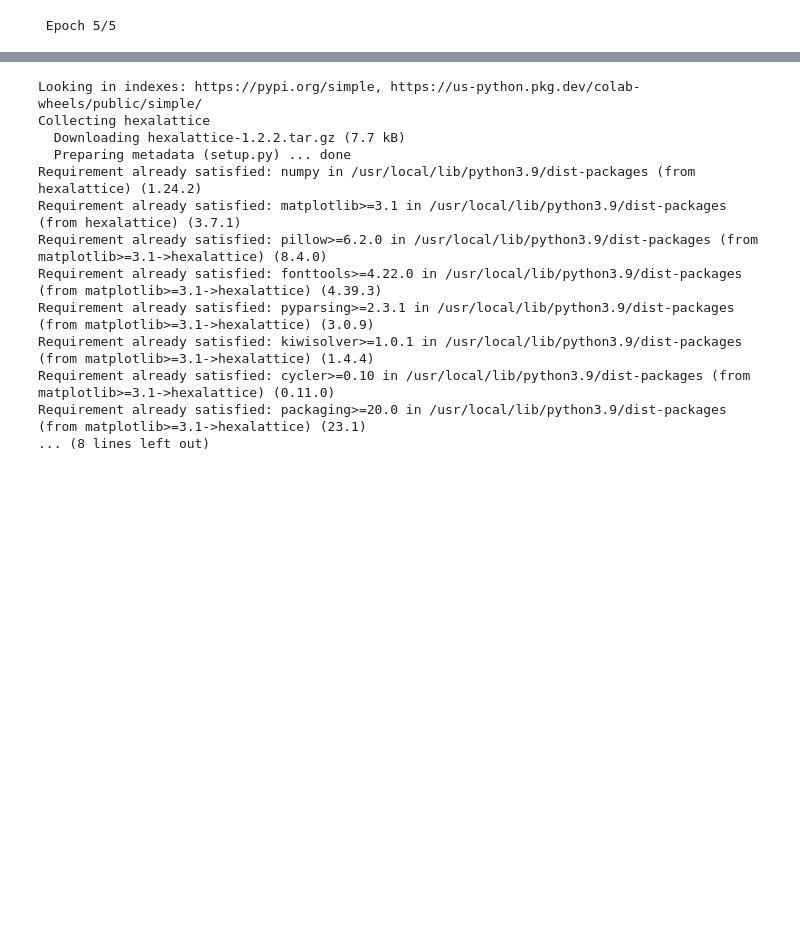
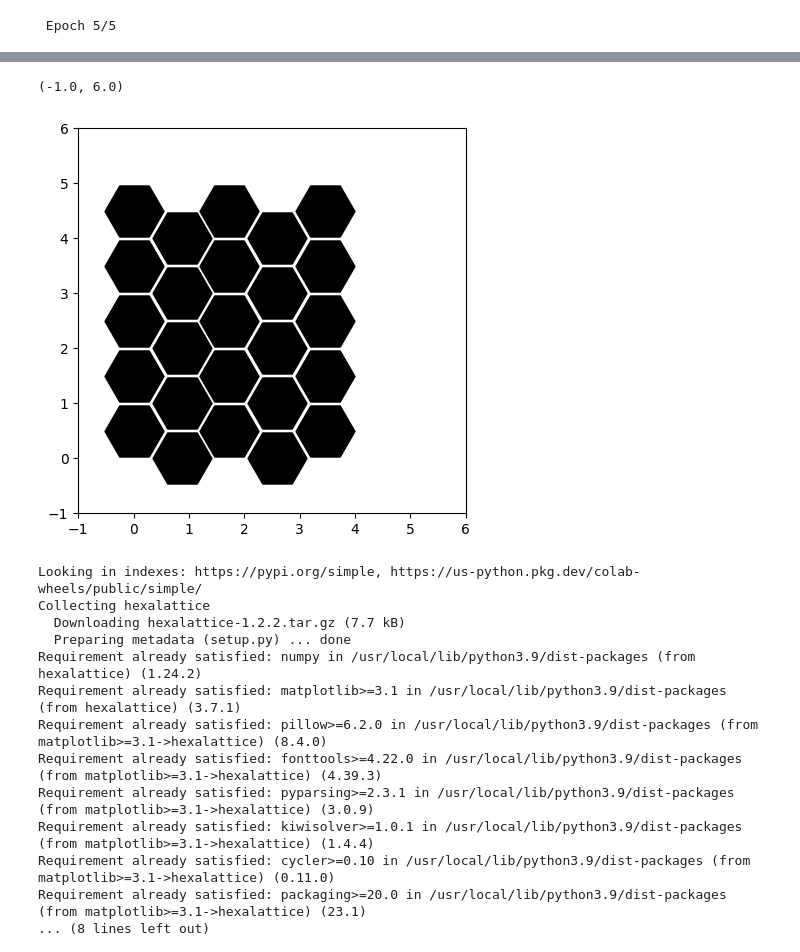
Before and after one commit to skowronskid/Computational-Analysis-Methods, a Jupyter notebook: SOM/som_experiments.ipynb, the cells around one changed output, grey strips where cells are left out. Drawn from its saved outputs; the diff is of its cells as text; code cells hidden in the pictures; blank space fills up the shorter version.

```diff
--- a/SOM/som_experiments.ipynb
+++ b/SOM/som_experiments.ipynb
@@ -555,3 +595,11 @@ indices = som5.neighbor_indices
+# %%
+plt.figure(figsize=(5,5))
+plt.scatter(indices[0], indices[1], c="black", marker="H", s=1800)
+plt.xlim((-1, 6))
+plt.ylim((-1, 6))
+# %% [output]
+(-1.0, 6.0)
+[figure, added]
 # %%
 !pip install hexalattice
 # %% [output]
```
Also changed, not shown: parts of 3 cells of this notebook.
